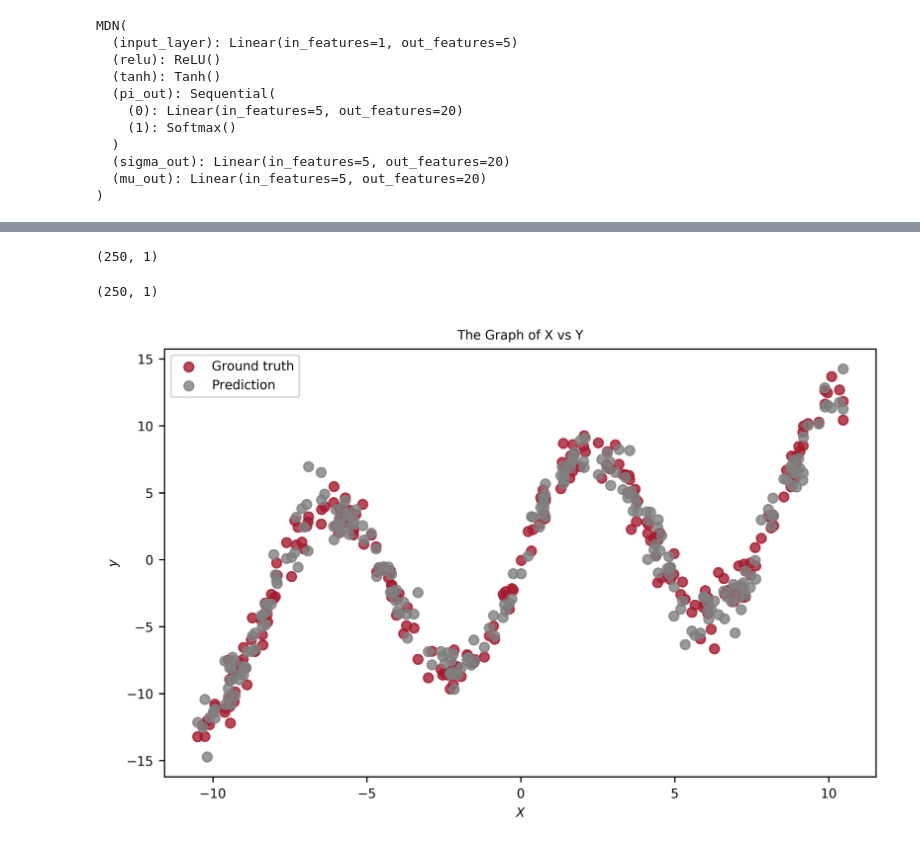
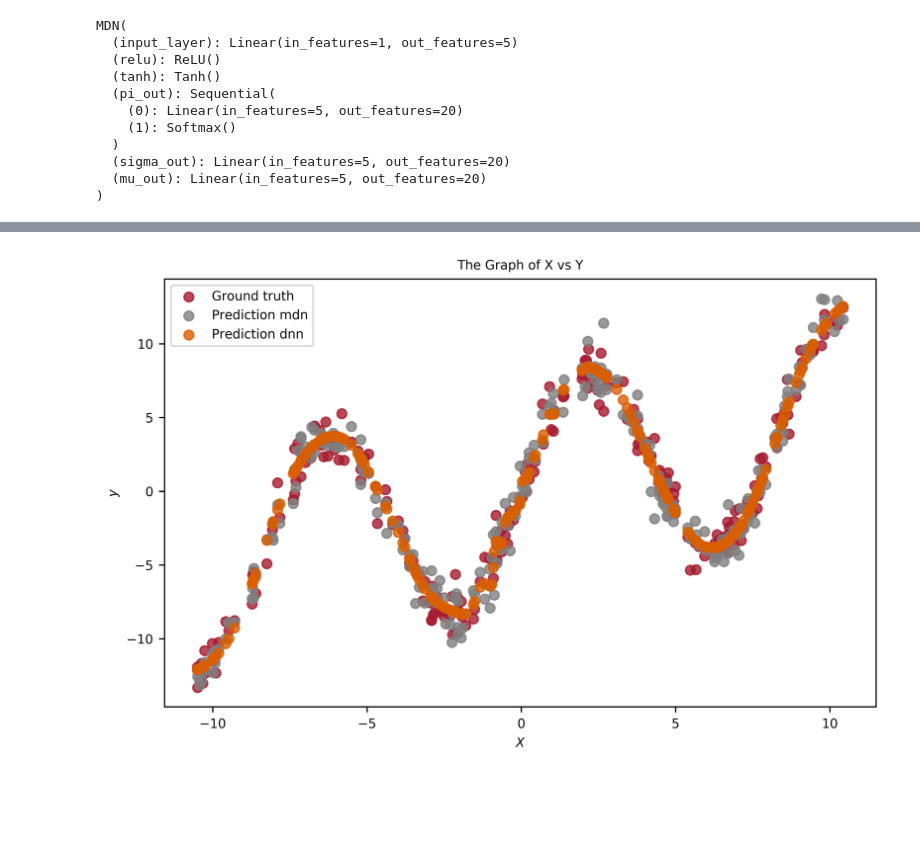
Before and after one commit to sambaiga/learn_pytorch, a Jupyter notebook: 07_Pytorch mixture density network (MDN).ipynb, the cells around one changed output, grey strips where cells are left out. Cells and saved outputs as stored; diff of their text form; code cells hidden in the pictures; blank space fills up the shorter version.

```diff
--- a/07_Pytorch mixture density network (MDN).ipynb
+++ b/07_Pytorch mixture density network (MDN).ipynb
@@ -170,0 +230,2 @@ plt.legend();
+# %%
+y_pred_mdn, mse_mdn=results(X_test, y_test)
@@ -170,0 +311,3 @@ plt.legend();
+# %%
+model_dnn = DNN(1, 50, 1)
+print(model)
@@ -171,18 +351,17 @@ plt.legend();
 # %%
-def predict(x_data, model):
-    x_data = torch.from_numpy(x_data).float()
+def predict_dnn(x_test, y_test, model):
+    x_data = torch.from_numpy(x_test).float()
     x_data = Variable(x_data)
 
     if torch.cuda.is_available():
         model = model.cuda()
         x_data = x_data.cuda()
 
-    (out_pi, out_sigma, out_mu) = model(x_data)
+    y_pred = model(x_data)
 
     if torch.cuda.is_available():
-        out_pi=out_pi.cpu() # convert cuda tenso into cpu so that we can con
-        out_sigma=out_sigma.cpu()
-        out_mu = out_mu.cpu()
+        y_pred=y_pred.cpu() # convert cuda tenso into cpu so that we can con
 
-
-    return (out_pi.data.numpy(), out_sigma.data.numpy(), out_mu.data.numpy())
+    y_pred = y_pred.data.numpy()
+    mse = MSE(y_test, y_pred)
+    return y_pred, mse
@@ -221,18 +368,13 @@ y_pred = generate_ensemble(X_test, pi, sigma, mu)
-# %%
-y_pred.shape
-# %% [output]
-(250, 1)
-# %%
-y_test.shape
-# %% [output]
-(250, 1)
+# %%
+y_pred_dnn, mse_dnn = predict_dnn(X_test, y_test, model_dnn)
 # %%
 latexify(fig_width=8)
 sns.regplot(X_test, y_test, fit_reg=False, label="Ground truth")
-sns.regplot(X_test, y_pred, fit_reg=False, label="Prediction")
+sns.regplot(X_test, y_pred_mdn, fit_reg=False, label="Prediction mdn")
+sns.regplot(X_test, y_pred_dnn, fit_reg=False, label="Prediction dnn")
 plt.xlabel('$X$')
 plt.ylabel('$y$')
 plt.legend()
 plt.title("The Graph of X vs Y");
 # %% [output]
-[figure, old version]
+[figure, new version]
```
Also changed, not shown: parts of 23 cells of this notebook, 5 other files.
